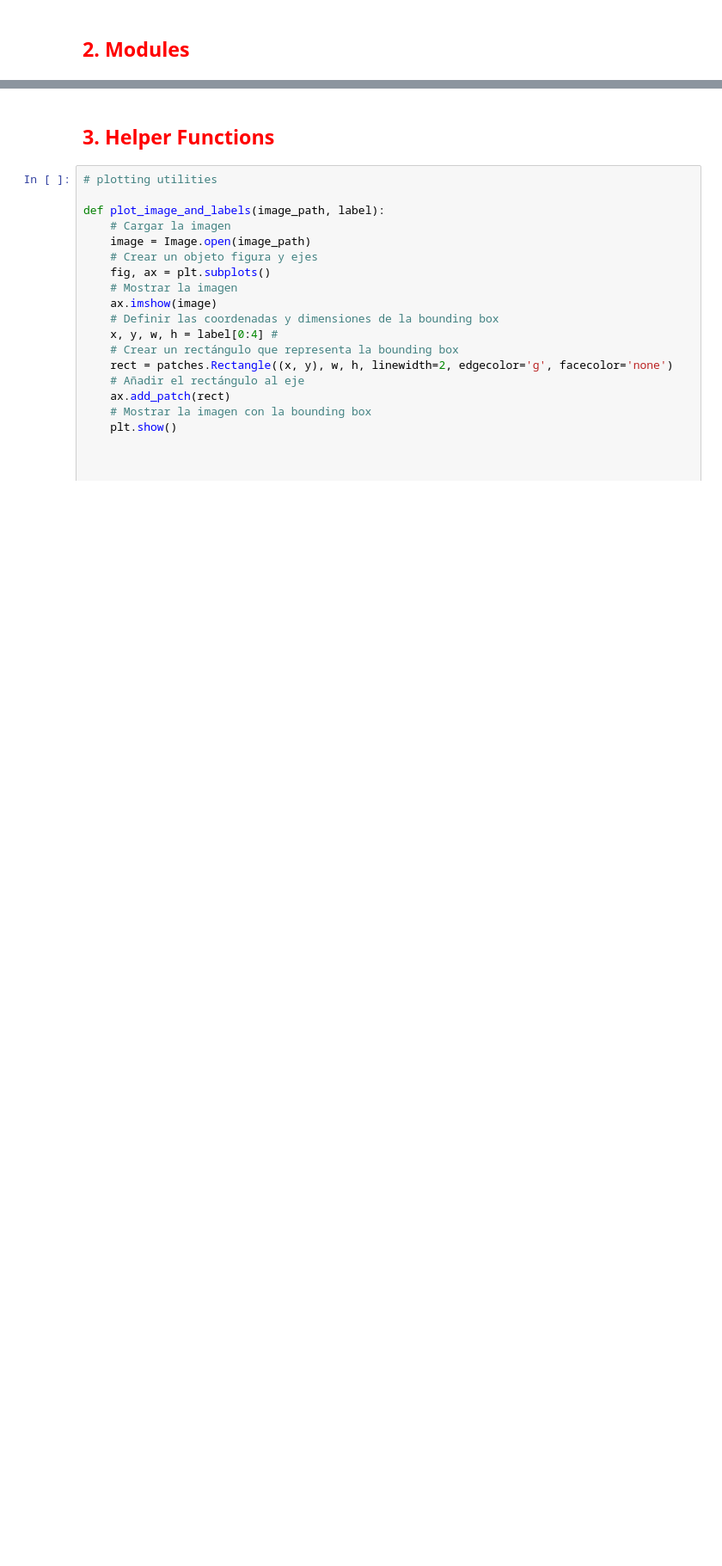
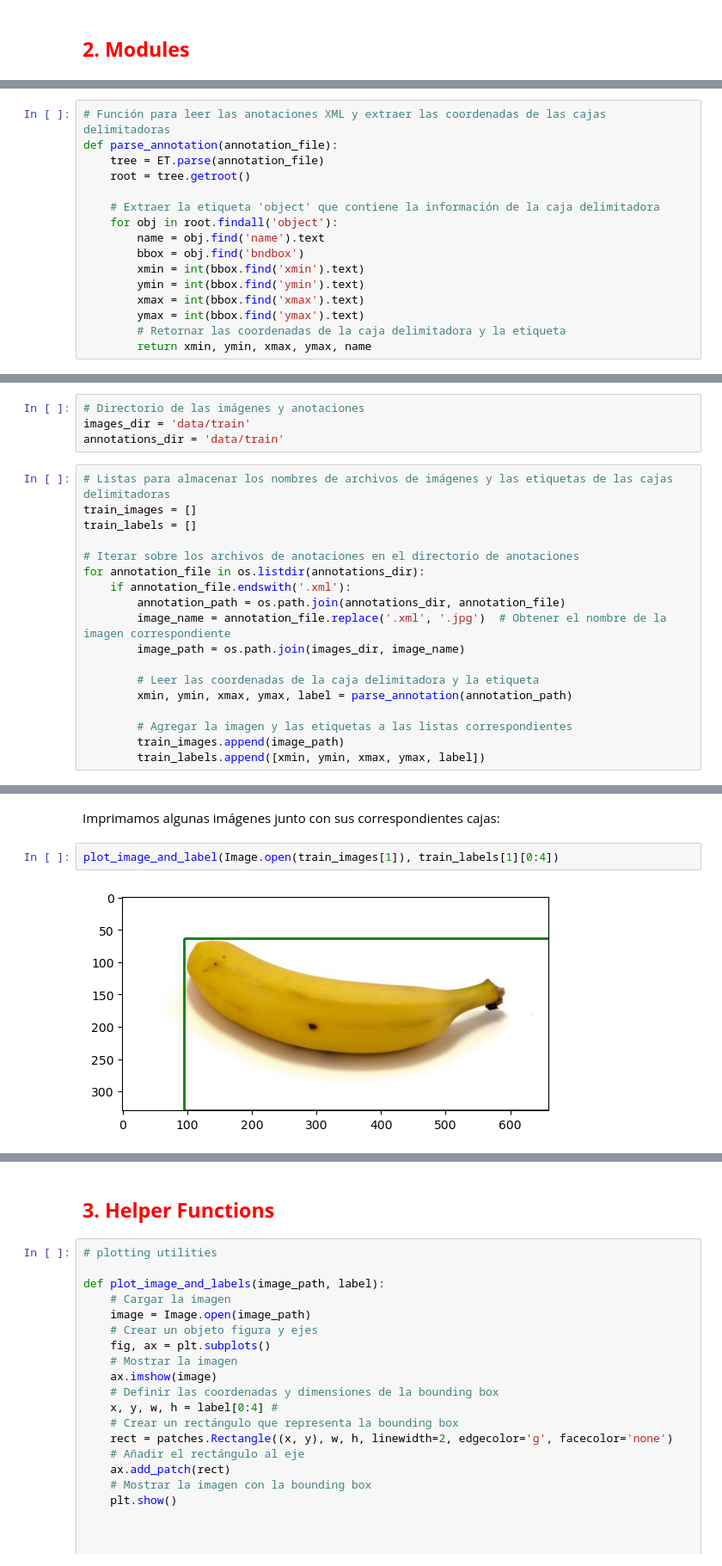
Before and after one commit to MNGARCIA085/Computer-Vision, a Jupyter notebook: Object Detection/TensorFlow/Fruit detection/Preprocessing.ipynb, the cells around one changed output, grey strips where cells are left out. Shown at 86% size. Cells and saved outputs as stored; diff of their text form; blank space fills up the shorter version.

Commit message:
pre-processing for object detection

```diff
--- a/Object Detection/TensorFlow/Fruit detection/Preprocessing.ipynb
+++ b/Object Detection/TensorFlow/Fruit detection/Preprocessing.ipynb
@@ -38,0 +152,16 @@ To enable the following instructions: AVX2 FMA, in other operations, rebuild Ten
+# %%
+# Función para leer las anotaciones XML y extraer las coordenadas de las cajas delimitadoras
+def parse_annotation(annotation_file):
+    tree = ET.parse(annotation_file)
+    root = tree.getroot()
+
+    # Extraer la etiqueta 'object' que contiene la información de la caja delimitadora
+    for obj in root.findall('object'):
+        name = obj.find('name').text
+        bbox = obj.find('bndbox')
+        xmin = int(bbox.find('xmin').text)
+        ymin = int(bbox.find('ymin').text)
+        xmax = int(bbox.find('xmax').text)
+        ymax = int(bbox.find('ymax').text)
+        # Retornar las coordenadas de la caja delimitadora y la etiqueta
+        return xmin, ymin, xmax, ymax, name
@@ -38,0 +178,22 @@ To enable the following instructions: AVX2 FMA, in other operations, rebuild Ten
+# %%
+# Directorio de las imágenes y anotaciones
+images_dir = 'data/train'
+annotations_dir = 'data/train'
+# %%
+# Listas para almacenar los nombres de archivos de imágenes y las etiquetas de las cajas delimitadoras
+train_images = []
+train_labels = []
+
+# Iterar sobre los archivos de anotaciones en el directorio de anotaciones
+for annotation_file in os.listdir(annotations_dir):
+    if annotation_file.endswith('.xml'):
+        annotation_path = os.path.join(annotations_dir, annotation_file)
+        image_name = annotation_file.replace('.xml', '.jpg')  # Obtener el nombre de la imagen correspondiente
+        image_path = os.path.join(images_dir, image_name)
+
+        # Leer las coordenadas de la caja delimitadora y la etiqueta
+        xmin, ymin, xmax, ymax, label = parse_annotation(annotation_path)
+
+        # Agregar la imagen y las etiquetas a las listas correspondientes
+        train_images.append(image_path)
+        train_labels.append([xmin, ymin, xmax, ymax, label])
@@ -38,0 +210,6 @@ To enable the following instructions: AVX2 FMA, in other operations, rebuild Ten
+# %% [markdown]
+Imprimamos algunas imágenes junto con sus correspondientes cajas:
+# %%
+plot_image_and_label(Image.open(train_images[1]), train_labels[1][0:4])
+# %% [output]
+[figure, added]
```
Also changed, not shown: parts of 38 cells of this notebook, 1 other file.
